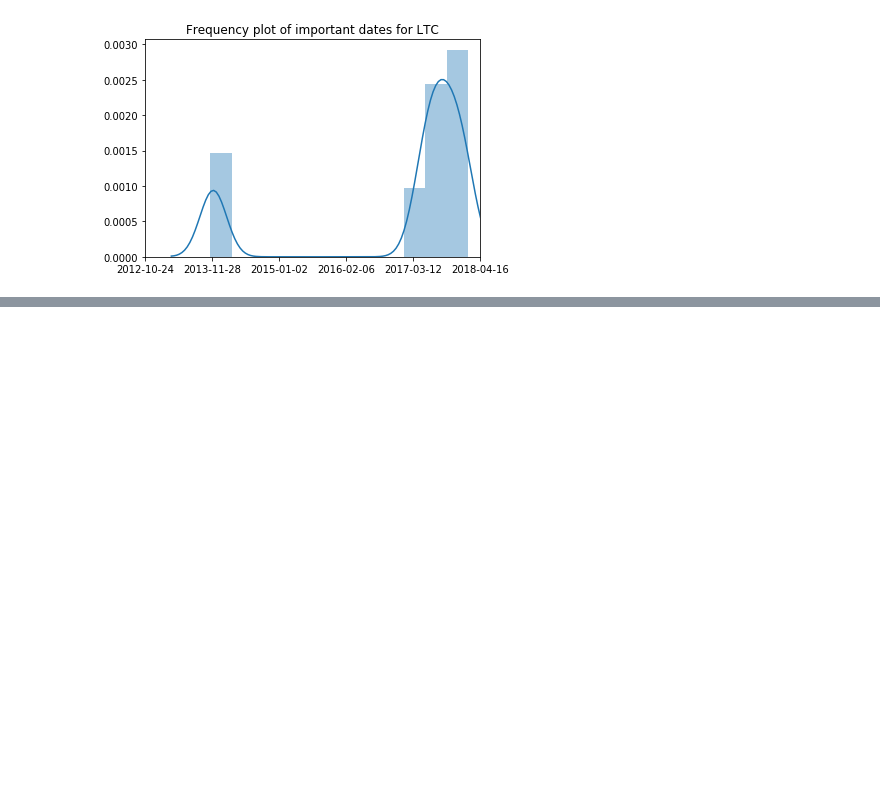
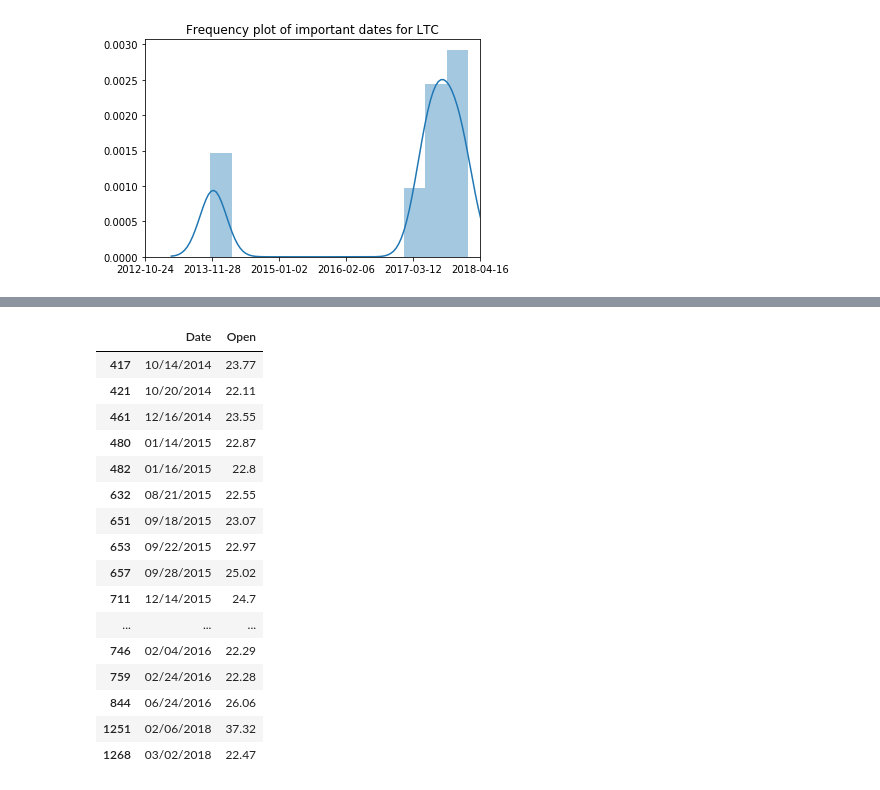
Before and after one commit to mhorton20916/project_one, a Jupyter notebook: crypto_comparison.ipynb, the cells around one changed output, grey strips where cells are left out. Cells and saved outputs as stored; diff of their text form; code cells hidden in the pictures; blank space fills up the shorter version.

```diff
--- a/crypto_comparison.ipynb
+++ b/crypto_comparison.ipynb
@@ -515,0 +545,38 @@ plt.show()
+# %%
+# Finding times when the VIX was unusually high
+vix_threshold = 22
+last_index=0
+
+high_vix = pd.DataFrame(vix_df[['Date','VIX Open']][vix_df['VIX Open']>=vix_threshold])
+high_vix.reset_index(inplace=True)
+
+unique_high_vix = pd.DataFrame(columns=[['Date','Open']])
+
+# Finds dates when the VIX rises above the threshold, then stops checking until the next time it stabilizes
+for index, date, val in high_vix.values:
+    if(index==last_index+1):
+        last_index=index
+    else:
+        unique_high_vix.set_value(index=index,col='Date',value=date)
+        unique_high_vix.set_value(index=index,col='Open',value=val)
+        last_index=index
+
+unique_high_vix
+# %% [output]
+|  | Date | Open |
+| 417 | 10/14/2014 | 23.77 |
+| 421 | 10/20/2014 | 22.11 |
+| 461 | 12/16/2014 | 23.55 |
+| 480 | 01/14/2015 | 22.87 |
+| 482 | 01/16/2015 | 22.8 |
+| 632 | 08/21/2015 | 22.55 |
+| 651 | 09/18/2015 | 23.07 |
+| 653 | 09/22/2015 | 22.97 |
+| 657 | 09/28/2015 | 25.02 |
+| 711 | 12/14/2015 | 24.7 |
+| ... | ... | ... |
+| 746 | 02/04/2016 | 22.29 |
+| 759 | 02/24/2016 | 22.28 |
+| 844 | 06/24/2016 | 26.06 |
+| 1251 | 02/06/2018 | 37.32 |
+| 1268 | 03/02/2018 | 22.47 |
```
Also changed, not shown: parts of 4 cells of this notebook, 4 other files.
